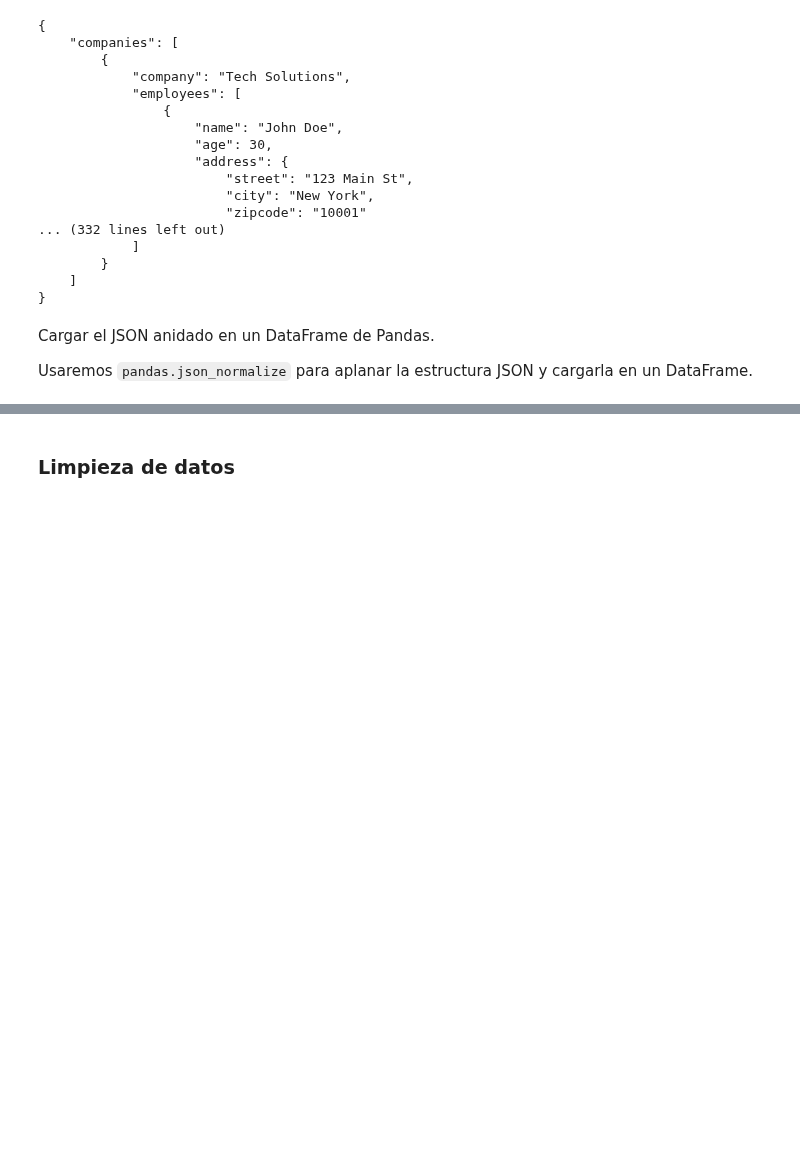
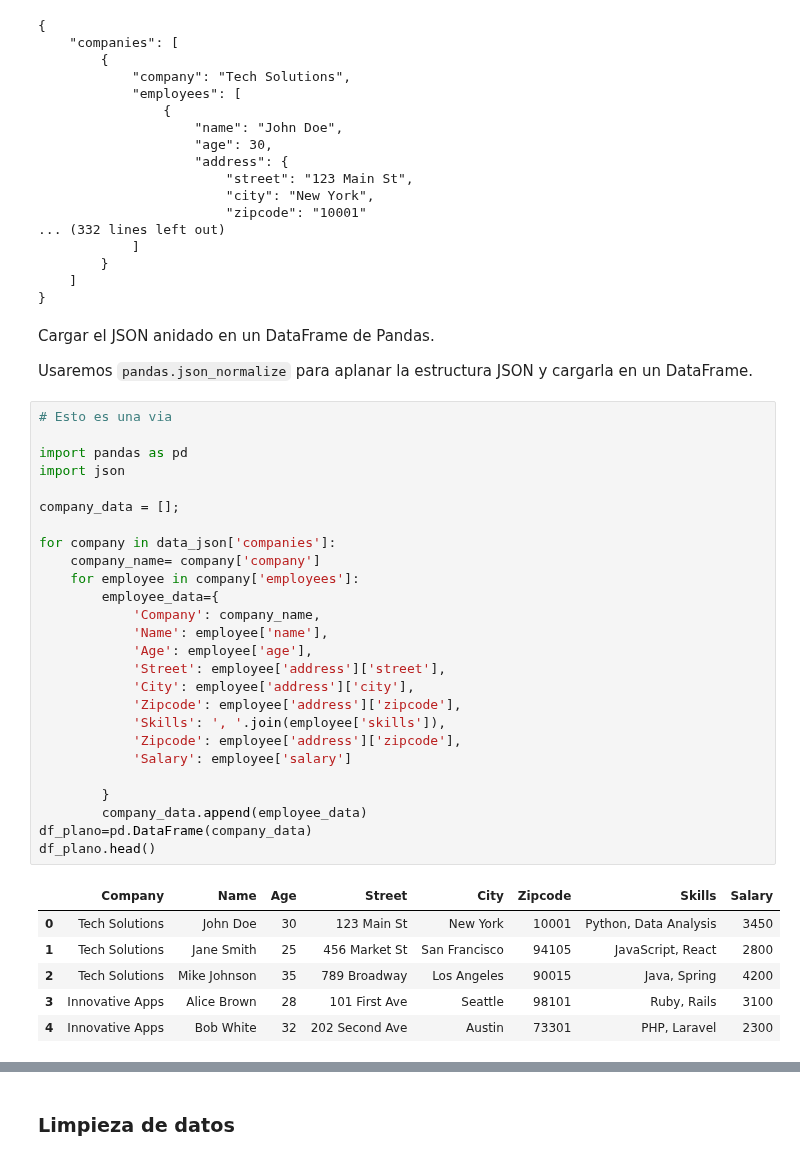
Before and after one commit to mizos0512/RPython, a Jupyter notebook: Notebooks/Clases/P39-JSON_nested.ipynb, the cells around one changed output, grey strips where cells are left out. Cells and saved outputs as stored; diff of their text form; blank space fills up the shorter version.

```diff
--- a/Notebooks/Clases/P39-JSON_nested.ipynb
+++ b/Notebooks/Clases/P39-JSON_nested.ipynb
@@ -36,3 +38,36 @@ print(data_str)
 Cargar el JSON anidado en un DataFrame de Pandas.
 
 Usaremos `pandas.json_normalize` para aplanar la estructura JSON y cargarla en un DataFrame.
+# %%
+# Esto es una via
+
+import pandas as pd
+import json
+
+company_data = [];
+
+for company in data_json['companies']:
+    company_name= company['company']
+    for employee in company['employees']:
+        employee_data={
+            'Company': company_name,
+            'Name': employee['name'],
+            'Age': employee['age'],
+            'Street': employee['address']['street'],
+            'City': employee['address']['city'],
+            'Zipcode': employee['address']['zipcode'],
+            'Skills': ', '.join(employee['skills']),
+            'Zipcode': employee['address']['zipcode'],
+            'Salary': employee['salary']
+
+        }
+        company_data.append(employee_data)
+df_plano=pd.DataFrame(company_data)
+df_plano.head()
+# %% [output]
+|  | Company | Name | Age | Street | City | Zipcode | Skills | Salary |
+| 0 | Tech Solutions | John Doe | 30 | 123 Main St | New York | 10001 | Python, Data Analysis | 3450 |
+| 1 | Tech Solutions | Jane Smith | 25 | 456 Market St | San Francisco | 94105 | JavaScript, React | 2800 |
+| 2 | Tech Solutions | Mike Johnson | 35 | 789 Broadway | Los Angeles | 90015 | Java, Spring | 4200 |
+| 3 | Innovative Apps | Alice Brown | 28 | 101 First Ave | Seattle | 98101 | Ruby, Rails | 3100 |
+| 4 | Innovative Apps | Bob White | 32 | 202 Second Ave | Austin | 73301 | PHP, Laravel | 2300 |
```
Also changed, not shown: parts of 5 cells of this notebook, 3 other files.
